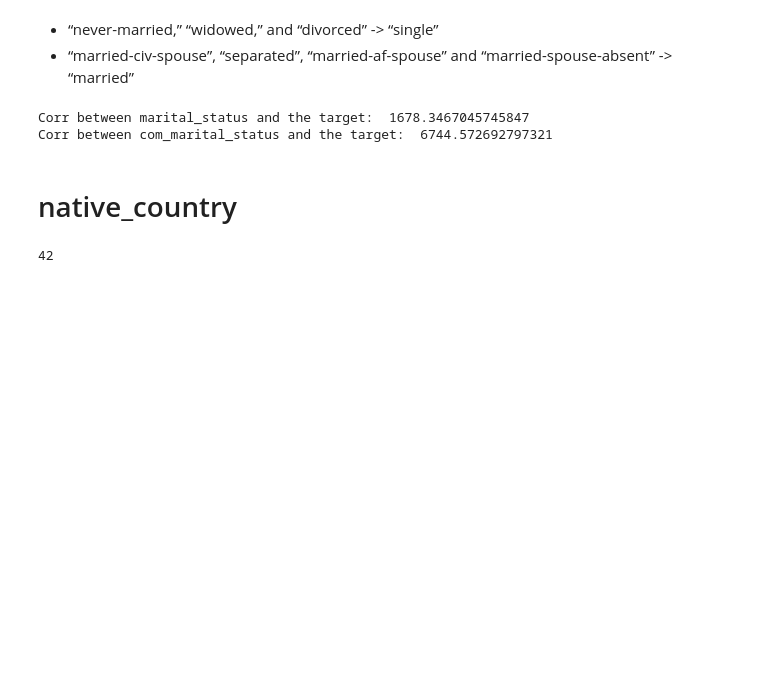
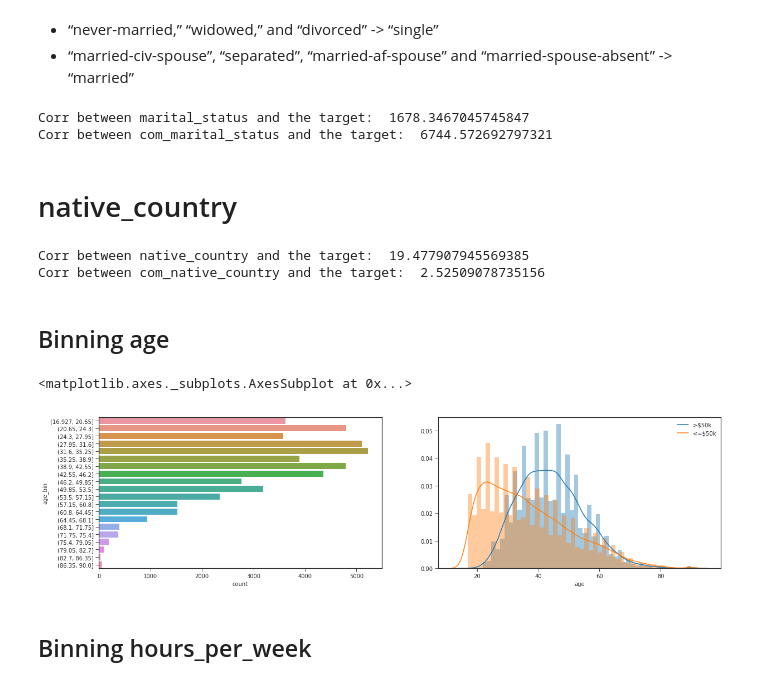
Before and after one commit to basselkassem/predict_income_potential, a Jupyter notebook: feature_engineering.ipynb, the cells around one changed output. Saved outputs shown, nothing was run; the diff lists cells and outputs as text; code cells hidden in the pictures; blank space fills up the shorter version.

Commit message:
normalize, encode data

```diff
--- a/feature_engineering.ipynb
+++ b/feature_engineering.ipynb
@@ -172,3 +177,5 @@ Corr between has_missing_values and the target:  570.2245452953478
+# %%
+df = df.drop(columns = ['education_duration'])
 # %% [markdown]
 ## Combine categorical levels
 # %% [markdown]
@@ -226,7 +233,29 @@ south_america = ['peru',  'columbia',  'ecuador', ]
 # %%
 df.loc[df['native_country'].isin(asia), 'com_native_country'] = 'aisa'
 df.loc[df['native_country'].isin(europe), 'com_native_country'] = 'europe'
-df.loc[df['native_country'].isin(north_america), 'com_native_country'] = 'no'
-df.loc[df['native_country'].isin(asia), 'com_native_country'] = 'aisa'
+df.loc[df['native_country'].isin(north_america), 'com_native_country'] = 'north_america'
+df.loc[df['native_country'].isin(south_america), 'com_native_country'] = 'south_america'
+df.loc[df['native_country'].isin(other), 'com_native_country'] = 'other'
-# %% [output]
-42
+# %%
+print_corr_chi(df, 'native_country')
+print_corr_chi(df, 'com_native_country')
+# %% [output]
+Corr between native_country and the target:  19.477907945569385
+Corr between com_native_country and the target:  2.52509078735156
+# %% [markdown]
+## Binning age
+# %%
+df['age_bin'] = pd.cut(df['age'], 20)
+# %%
+plt.style.use('seaborn-ticks')
+fig = plt.figure(figsize=(20, 5))
+plt.subplot(1, 2, 1)
+sns.countplot(y="age_bin", data=df)
+plt.subplot(1, 2, 2)
+sns.distplot(df[df['target'] == '>50k']['age'], kde_kws={"label": ">$50k"})
+sns.distplot(df[df['target'] == '<=50k']['age'], kde_kws={"label": "<=$50k"})
+# %% [output]
+<matplotlib.axes._subplots.AxesSubplot at 0x...>
+[figure, added]
+# %% [markdown]
+## Binning hours_per_week
```
Also changed, not shown: parts of 20 cells of this notebook.
